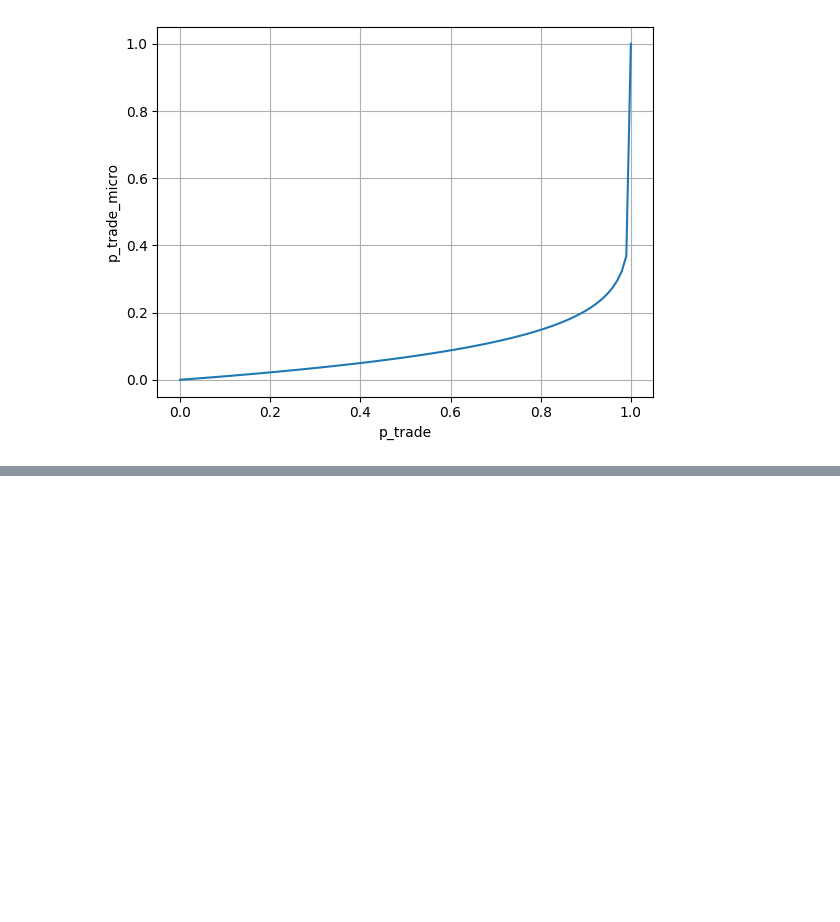
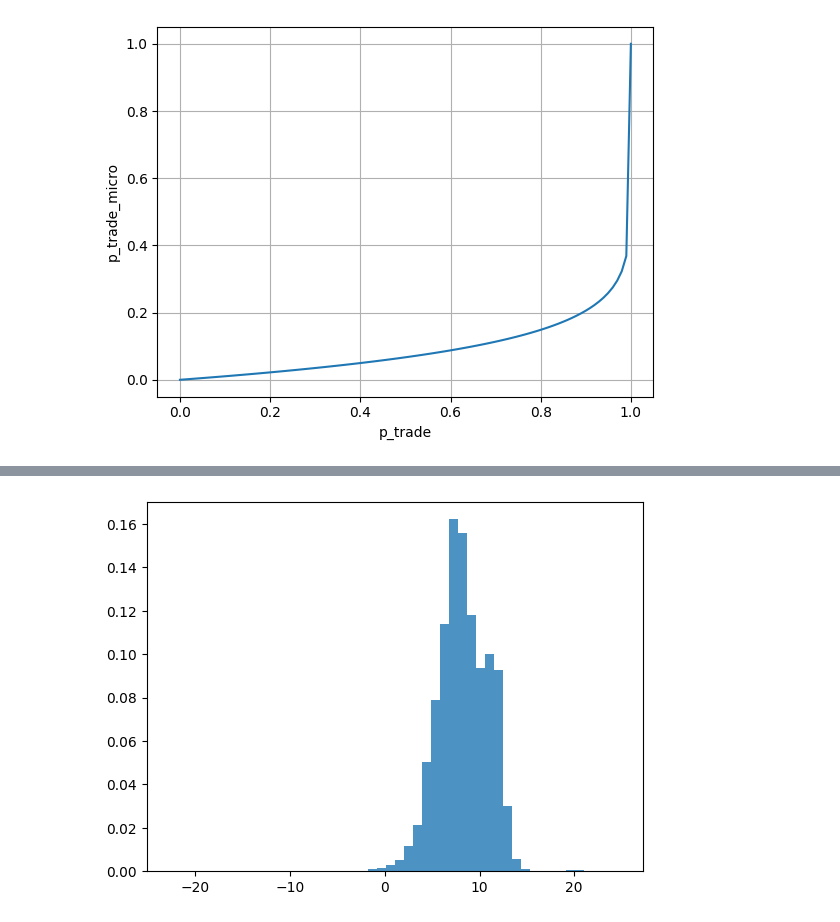
Before and after one commit to DanieleMDiNosse/ABM_Uni_v3, a Jupyter notebook: personal.ipynb, the cells around one changed output, grey strips where cells are left out. Saved outputs shown, nothing was run; the diff lists cells and outputs as text; code cells hidden in the pictures; blank space fills up the shorter version.

```diff
--- a/personal.ipynb
+++ b/personal.ipynb
@@ -471,0 +504,7 @@ Text(0, 0.5, 'p_trade_micro')
+# %%
+mask = np.abs(swap_usdc_amount) > 0
+plt.figure()
+plt.hist(np.log(np.abs(swap_usdc_amount[mask])), bins=50, density=True, color="C0", alpha=0.8)
+plt.show()
+# %% [output]
+[figure, added]
```
Also changed, not shown: parts of 5 cells of this notebook, 21 other files.
